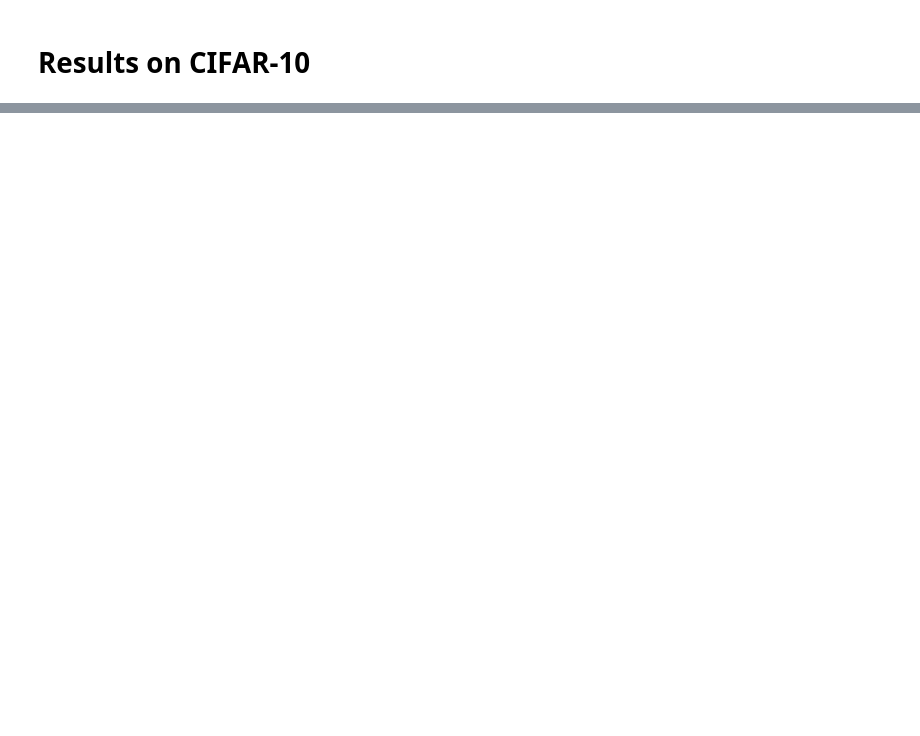
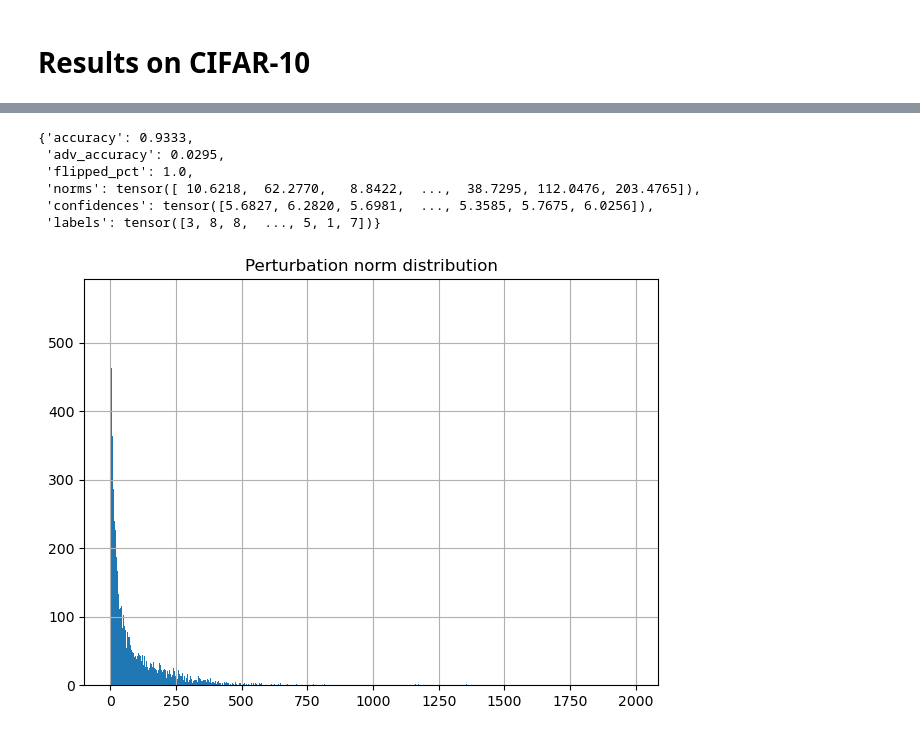
Before and after one commit to PabloHueso/Adversarial-attacks, a Jupyter notebook: ClassifierNotebook.ipynb, the cells around one changed output, grey strips where cells are left out. Drawn from its saved outputs; the diff is of its cells as text; code cells hidden in the pictures; blank space fills up the shorter version.

```diff
--- a/ClassifierNotebook.ipynb
+++ b/ClassifierNotebook.ipynb
@@ -132,7 +141,7 @@ CIFAR-10 architecture (resnet-34)
 # %%
 import archis
 
-model_cifar = archis.resnet34(pretrained=True)
+model_cifar = archis.resnet34(pretrained=True).to(device)
 # %% [markdown]
 # Results on MNIST
 # %% [markdown]
@@ -362,0 +384,21 @@ plt.show()
+# %%
+results
+# %% [output]
+{'accuracy': 0.9333,
+ 'adv_accuracy': 0.0295,
+ 'flipped_pct': 1.0,
+ 'norms': tensor([ 10.6218,  62.2770,   8.8422,  ...,  38.7295, 112.0476, 203.4765]),
+ 'confidences': tensor([5.6827, 6.2820, 5.6981,  ..., 5.3585, 5.7675, 6.0256]),
+ 'labels': tensor([3, 8, 8,  ..., 5, 1, 7])}
+# %%
+#Histogram
+
+norms = results["norms"].numpy()
+
+plt.hist(norms, bins=1000)
+plt.title("Perturbation norm distribution")
+plt.grid(True)
+plt.tight_layout()
+plt.show()
+# %% [output]
+[figure, added]
```
Also changed, not shown: parts of 27 cells of this notebook.
